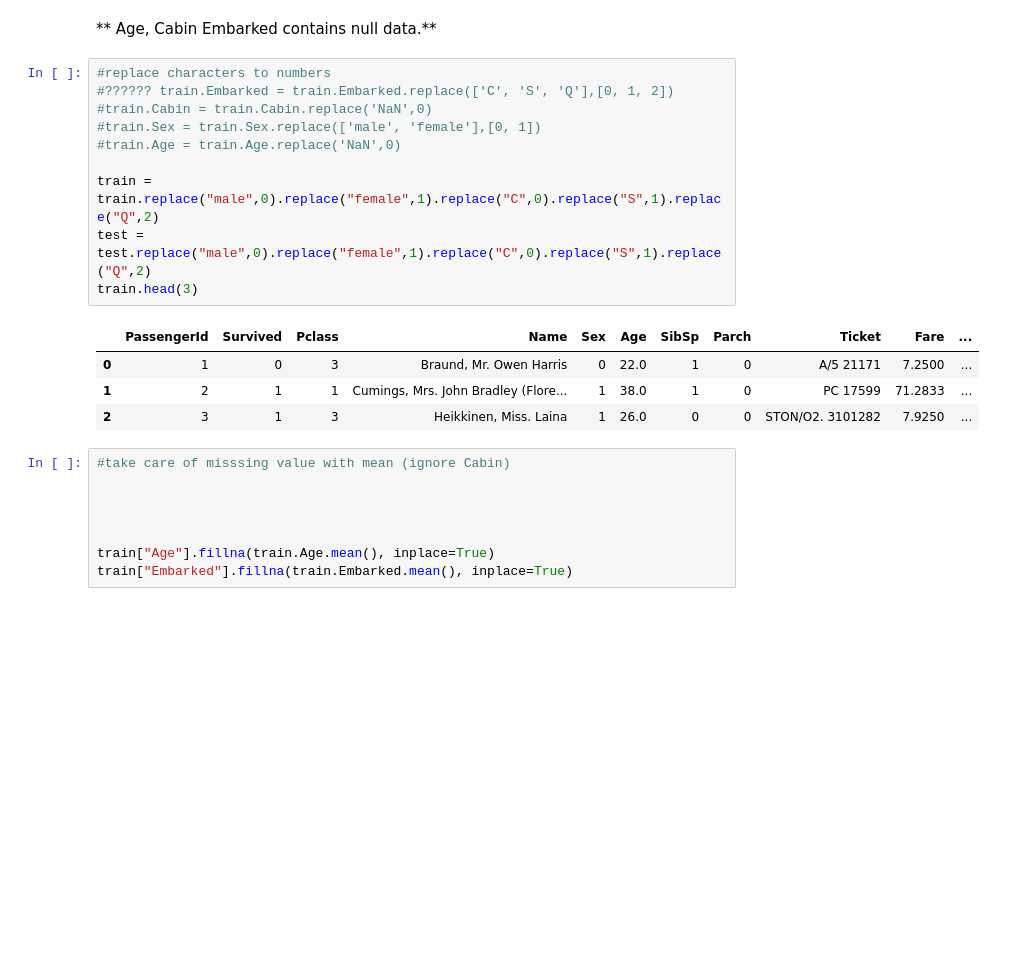
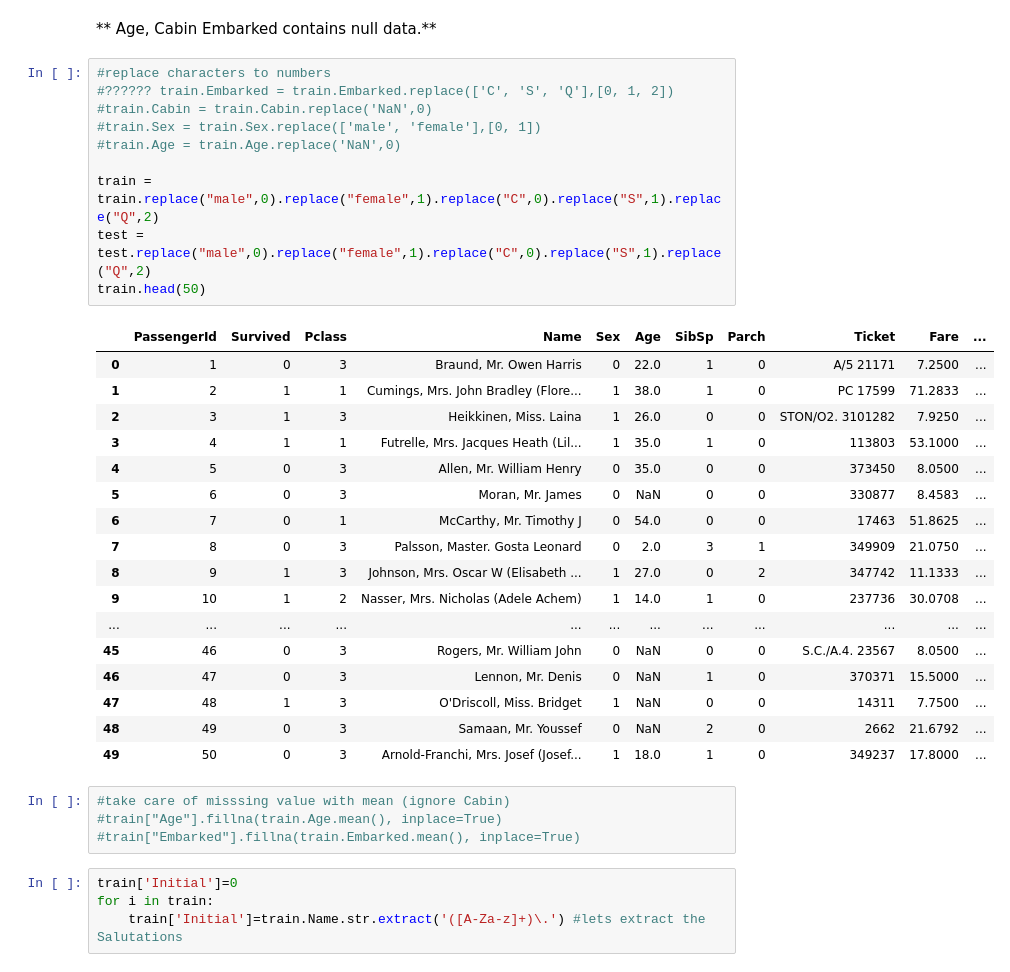
Before and after one commit to sugiyaaan/kaggle, a Jupyter notebook: Titanic.ipynb, the cells around one changed output. Drawn from its saved outputs; the diff is of its cells as text; blank space fills up the shorter version.

```diff
--- a/Titanic.ipynb
+++ b/Titanic.ipynb
@@ -68,23 +68,36 @@ memory usage: 83.6+ KB
 # %%
 #replace characters to numbers
 #?????? train.Embarked = train.Embarked.replace(['C', 'S', 'Q'],[0, 1, 2])
 #train.Cabin = train.Cabin.replace('NaN',0)
 #train.Sex = train.Sex.replace(['male', 'female'],[0, 1])
 #train.Age = train.Age.replace('NaN',0)
 
 train = train.replace("male",0).replace("female",1).replace("C",0).replace("S",1).replace("Q",2)
 test = test.replace("male",0).replace("female",1).replace("C",0).replace("S",1).replace("Q",2)
-train.head(3)
+train.head(50)
 # %% [output]
 |  | PassengerId | Survived | Pclass | Name | Sex | Age | SibSp | Parch | Ticket | Fare | ... |
 | 0 | 1 | 0 | 3 | Braund, Mr. Owen Harris | 0 | 22.0 | 1 | 0 | A/5 21171 | 7.2500 | ... |
 | 1 | 2 | 1 | 1 | Cumings, Mrs. John Bradley (Flore... | 1 | 38.0 | 1 | 0 | PC 17599 | 71.2833 | ... |
 | 2 | 3 | 1 | 3 | Heikkinen, Miss. Laina | 1 | 26.0 | 0 | 0 | STON/O2. 3101282 | 7.9250 | ... |
+| 3 | 4 | 1 | 1 | Futrelle, Mrs. Jacques Heath (Lil... | 1 | 35.0 | 1 | 0 | 113803 | 53.1000 | ... |
+| 4 | 5 | 0 | 3 | Allen, Mr. William Henry | 0 | 35.0 | 0 | 0 | 373450 | 8.0500 | ... |
+| 5 | 6 | 0 | 3 | Moran, Mr. James | 0 | NaN | 0 | 0 | 330877 | 8.4583 | ... |
+| 6 | 7 | 0 | 1 | McCarthy, Mr. Timothy J | 0 | 54.0 | 0 | 0 | 17463 | 51.8625 | ... |
+| 7 | 8 | 0 | 3 | Palsson, Master. Gosta Leonard | 0 | 2.0 | 3 | 1 | 349909 | 21.0750 | ... |
+| 8 | 9 | 1 | 3 | Johnson, Mrs. Oscar W (Elisabeth ... | 1 | 27.0 | 0 | 2 | 347742 | 11.1333 | ... |
+| 9 | 10 | 1 | 2 | Nasser, Mrs. Nicholas (Adele Achem) | 1 | 14.0 | 1 | 0 | 237736 | 30.0708 | ... |
+| ... | ... | ... | ... | ... | ... | ... | ... | ... | ... | ... | ... |
+| 45 | 46 | 0 | 3 | Rogers, Mr. William John | 0 | NaN | 0 | 0 | S.C./A.4. 23567 | 8.0500 | ... |
+| 46 | 47 | 0 | 3 | Lennon, Mr. Denis | 0 | NaN | 1 | 0 | 370371 | 15.5000 | ... |
+| 47 | 48 | 1 | 3 | O'Driscoll, Miss. Bridget | 1 | NaN | 0 | 0 | 14311 | 7.7500 | ... |
+| 48 | 49 | 0 | 3 | Samaan, Mr. Youssef | 0 | NaN | 2 | 0 | 2662 | 21.6792 | ... |
+| 49 | 50 | 0 | 3 | Arnold-Franchi, Mrs. Josef (Josef... | 1 | 18.0 | 1 | 0 | 349237 | 17.8000 | ... |
 # %%
 #take care of misssing value with mean (ignore Cabin)
-
-
-
-
-train["Age"].fillna(train.Age.mean(), inplace=True)
-train["Embarked"].fillna(train.Embarked.mean(), inplace=True)
+#train["Age"].fillna(train.Age.mean(), inplace=True)
+#train["Embarked"].fillna(train.Embarked.mean(), inplace=True)
+# %%
+train['Initial']=0
+for i in train:
+    train['Initial']=train.Name.str.extract('([A-Za-z]+)\.') #lets extract the Salutations
```
Also changed, not shown: parts of 10 cells of this notebook.
